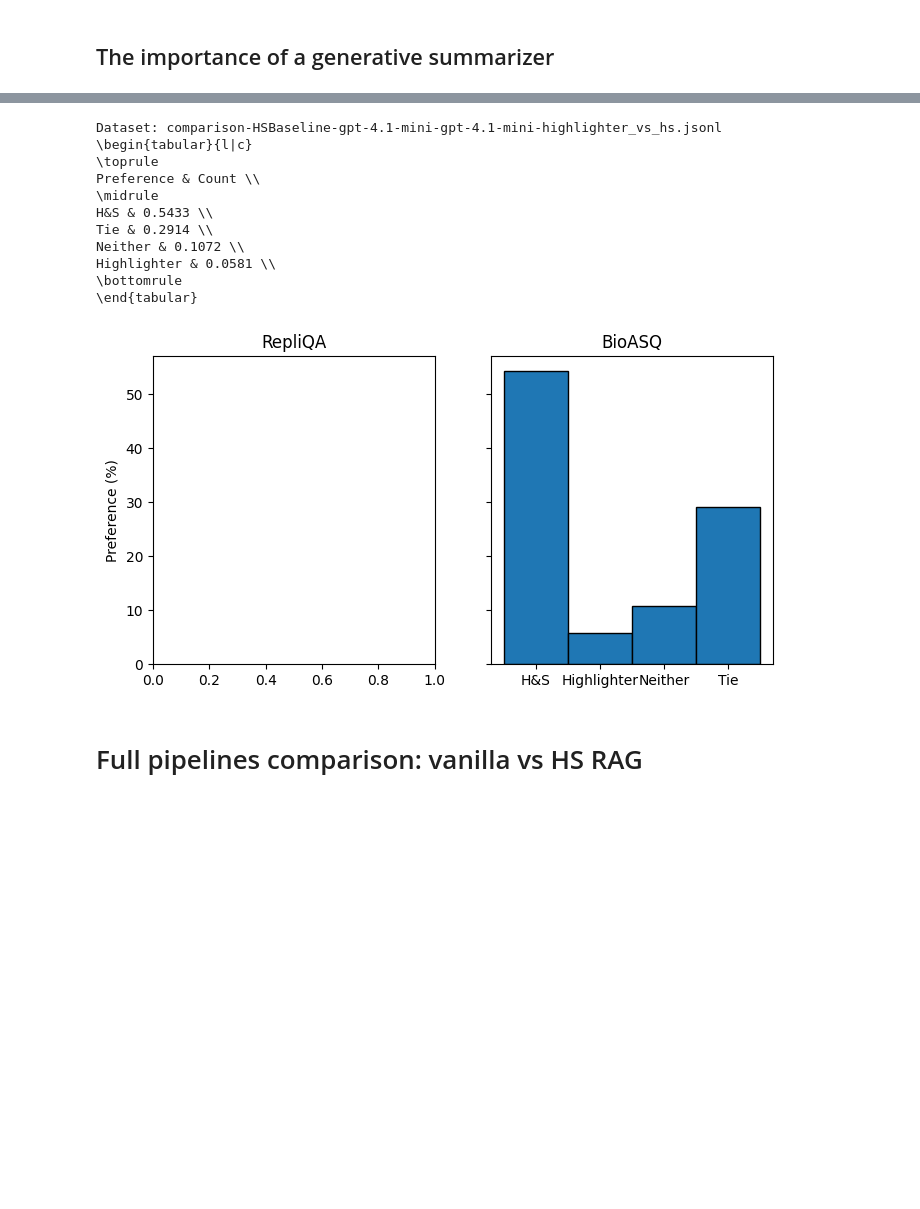
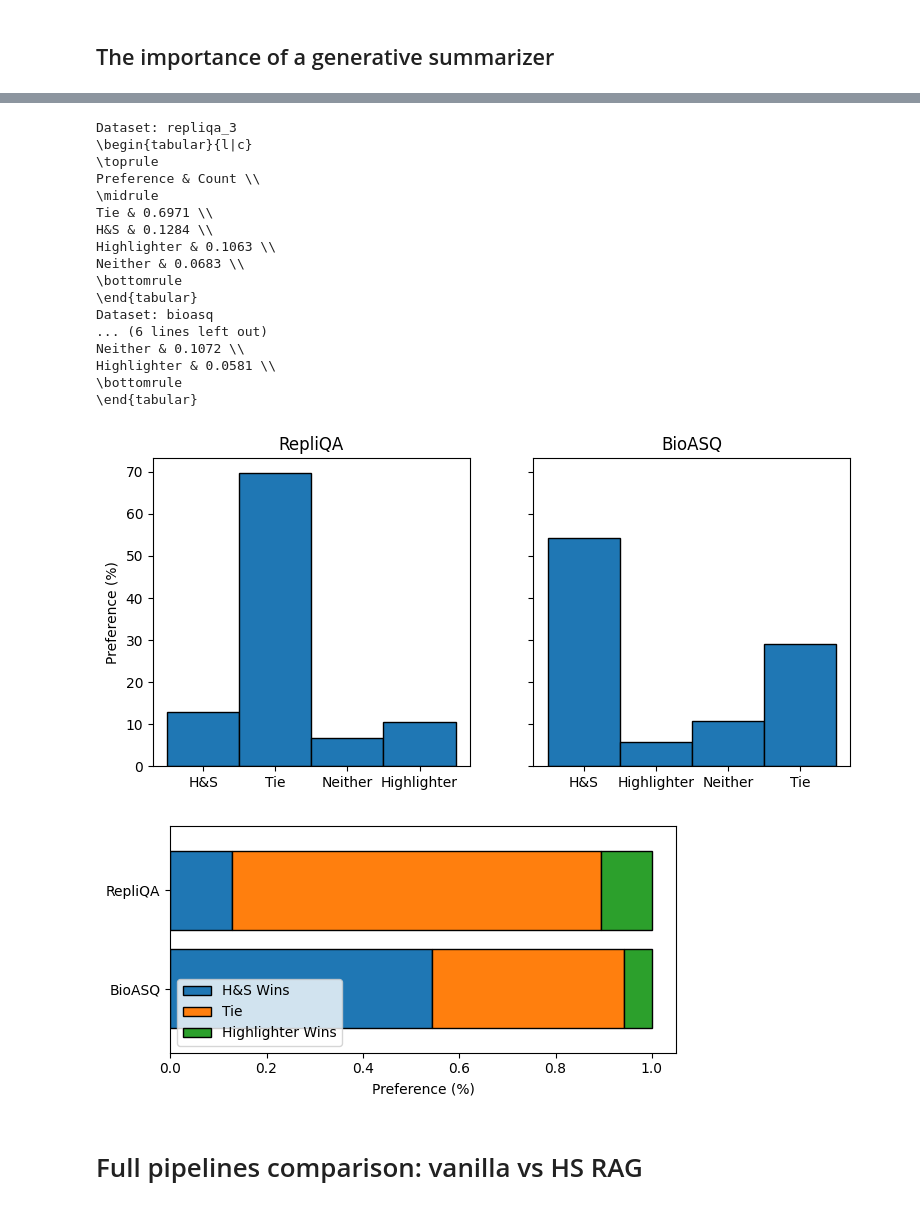
Before and after one commit to microsoft/highlight-summarize, a Jupyter notebook: data-analysis.ipynb, the cells around one changed output, grey strips where cells are left out. Drawn from its saved outputs; the diff is of its cells as text; code cells hidden in the pictures; blank space fills up the shorter version.

Commit message:
update data analysis

```diff
--- a/data-analysis.ipynb
+++ b/data-analysis.ipynb
@@ -24,4 +25,17 @@ PRETTY_NAMES = {
     "HSStructuredHighlighter-gpt-4.1-mini-gpt-4.1-mini": "H&S Structured Highlighter",
     "HSBERTExtractor-deepset_deberta-v3-base-squad2-gpt-4.1-mini": "H&S BERT Extractor (SQuAD2)",
     "HSBERTExtractor-models_microsoft-deberta-v3-base-repliqa-gpt-4.1-mini": "H&S BERT Extractor (RepliQA)",
+    "QAEvaluator-gpt-4.1-mini": "Vanilla RAG",
+    "PollMultihopCorrectness-gpt-4.1-mini_correctness_rating": "Poll Multihop Correctness",
+    "ReliableCIRelevance-gpt-4.1-mini_relevance_rating": "Reliable CI Relevance",
+    "MTBenchChatBotResponseQuality-gpt-4.1-mini_quality_rating": "MTBench Chat Bot Response Quality",
+    "LLMJudgeStructured-gpt-4.1-mini_rating": "LLM Judge Structured",
 }
+
+def to_latex(df, columns, sort_by=None, ascending=False):
+    sort_by = sort_by or columns[0]
+    tex = df.groupby("run_id").apply(lambda x: pd.Series({column: np.mean(x[column]) for column in columns})) \
+        .sort_values(sort_by, ascending=ascending) \
+        .reset_index().rename(columns={"run_id": "Run ID"}) \
+        .to_latex(float_format="%.2f", index=False, formatters={"Run ID": lambda x: PRETTY_NAMES.get(x, x).replace("&", "\\&")})
+    print(tex.replace("_", "\\_"))
@@ -502,6 +455,7 @@ HSBERTExtractor-deepset_deberta-v3-base-squad2-gpt-4.1-mini & 0.2182 & 0.2868 \\
 # %%
-fig, axes = plt.subplots(1, 2, figsize=(8, 4), sharey=True)
+fig, axes = plt.subplots(1, 2, figsize=(9, 4), sharey=True)
 
+to_cat = []
 for ax, dataset_name in zip(axes, ["repliqa_3", "bioasq"]):
     ax.set_title(PRETTY_NAMES[dataset_name])
     dataset_folder = f"{RESULTS_DIR}/{dataset_name}/"
@@ -518,38 +472,68 @@ for ax, dataset_name in zip(axes, ["repliqa_3", "bioasq"]):
             stat="percent",
             bins=30,
             alpha=1,
             legend=False,
+            ax=ax,
         )
         # As a latex table.
-        print(f"Dataset: {fname}")
+        print(f"Dataset: {dataset_name}")
         print("\\begin{tabular}{l|c}")
         print("\\toprule")
         print("Preference & Count \\\\")
         print("\\midrule")
         for pref, count in df.value_counts("preference").items():
             # Normalize by the total number of samples.
             print(f"{pref} & {count / len(df):.4f} \\\\")
         print("\\bottomrule")
         print("\\end{tabular}")
 
     if ax == axes[0]:
         ax.set_ylabel("Preference (%)")
     else:
         ax.set_ylabel("")
     ax.set_xlabel("")
+    to_cat.append(df)
+
+df = pd.concat(to_cat, ignore_index=True)
+df_analysis = df.groupby("dataset_name").apply(
+    lambda x: pd.Series({
+        "H&S Wins": (x.preference == "H&S").mean(),
+        "Tie": ((x.preference == "Tie") | (x.preference == "Neither")).mean(),
+        "Highlighter Wins": (x.preference == "Highlighter").mean(),
+    })
+).reset_index()
+
+df_analysis["dataset_name"] = df_analysis["dataset_name"].map(PRETTY_NAMES)
+ax = df_analysis.set_index("dataset_name")[["H&S Wins", "Tie", "Highlighter Wins"]].plot(
+    kind="barh",
+    stacked=True,
+    width=0.8,
+    edgecolor="black",
+    figsize=(6, 3),
+)
+plt.xlabel("Preference (%)")
+plt.ylabel("")
+plt.tight_layout()
 # %% [output]
-Dataset: comparison-HSBaseline-gpt-4.1-mini-gpt-4.1-mini-highlighter_vs_hs.jsonl
+Dataset: repliqa_3
 \begin{tabular}{l|c}
 \toprule
 Preference & Count \\
 \midrule
-H&S & 0.5433 \\
-Tie & 0.2914 \\
+Tie & 0.6971 \\
+H&S & 0.1284 \\
+Highlighter & 0.1063 \\
+Neither & 0.0683 \\
+\bottomrule
+\end{tabular}
+Dataset: bioasq
+... (6 lines left out)
 Neither & 0.1072 \\
 Highlighter & 0.0581 \\
 \bottomrule
 \end{tabular}
-[figure, old version]
+[figure, new version]
+[figure, added]
 # %% [markdown]
 # Full pipelines comparison: vanilla vs HS RAG
 # %% [markdown]
```
Also changed, not shown: parts of 63 cells of this notebook, 1 other file.
